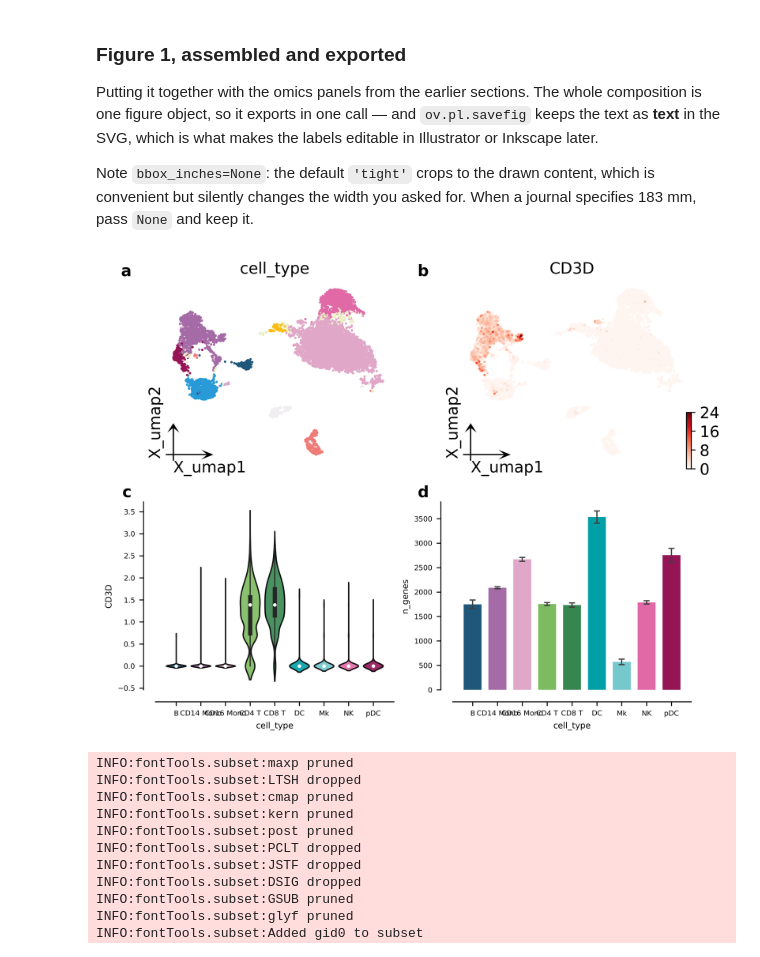
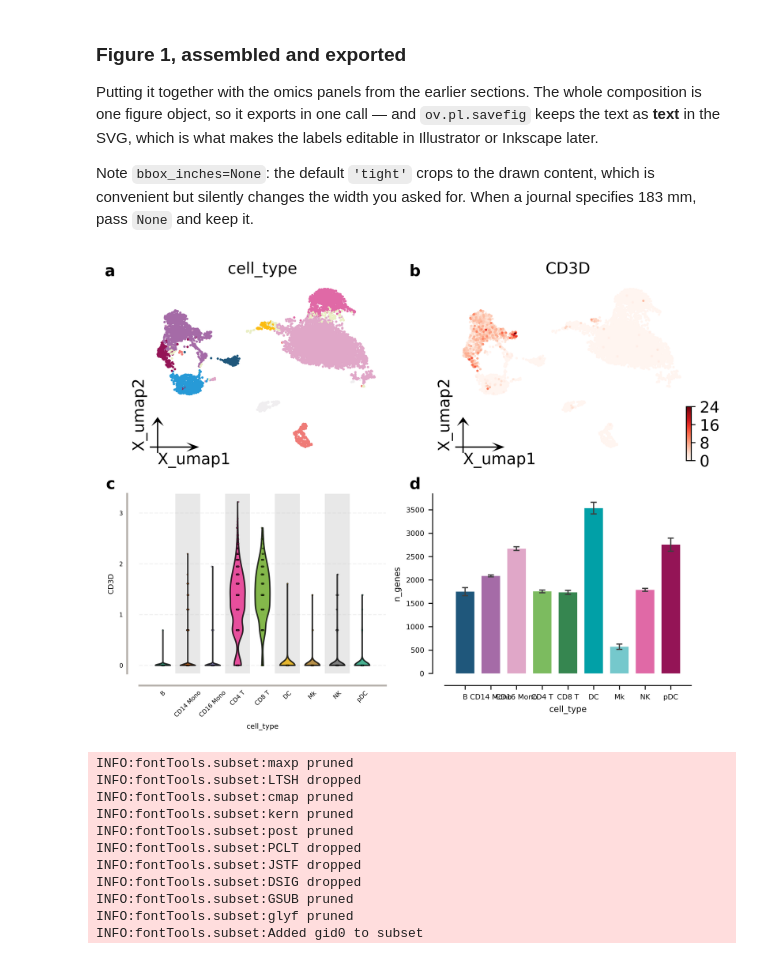
Before and after one commit to Starlitnightly/omicverse-tutorials, a Jupyter notebook: docs/Tutorials-plotting/t_publication_plotting.ipynb, the cells around one changed output. Cells and saved outputs as stored; diff of their text form; code cells hidden in the pictures.

```diff
--- a/docs/Tutorials-plotting/t_publication_plotting.ipynb
+++ b/docs/Tutorials-plotting/t_publication_plotting.ipynb
@@ -534,15 +534,15 @@ journal specifies 183 mm, pass `None` and keep it.
 # %%
 fig, ax = ov.pl.multipanel('AB\nCD', width='nature-double', height=140)
 ov.pl.embedding(adata, basis='X_umap', color='cell_type', frameon='small',
                 legend_loc=None, show=False, ax=ax['a'])
 ov.pl.embedding(adata, basis='X_umap', color='CD3D', cmap='Reds',
                 frameon='small', show=False, ax=ax['b'])
-ov.pl.violinplot(main, 'cell_type', 'CD3D', ax=ax['c'], rotation=45, fontsize=6)
+ov.pl.violin(main, keys='CD3D', groupby='cell_type', ax=ax['c'], rotation=45, fontsize=6)
 ov.pl.barplot(main, 'cell_type', 'n_genes', ax=ax['d'], rotation=45, fontsize=6,
               errorbar='ci')
 plt.show()
 # %% [output]
-[figure, old version]
+[figure, new version]
 # %%
 paths = ov.pl.savefig(fig, 'figures/plotting/figure1',
                       formats=['pdf', 'svg', 'png'], dpi=300,
```
Also changed, not shown: parts of 1 cell of this notebook, 1 other file.
